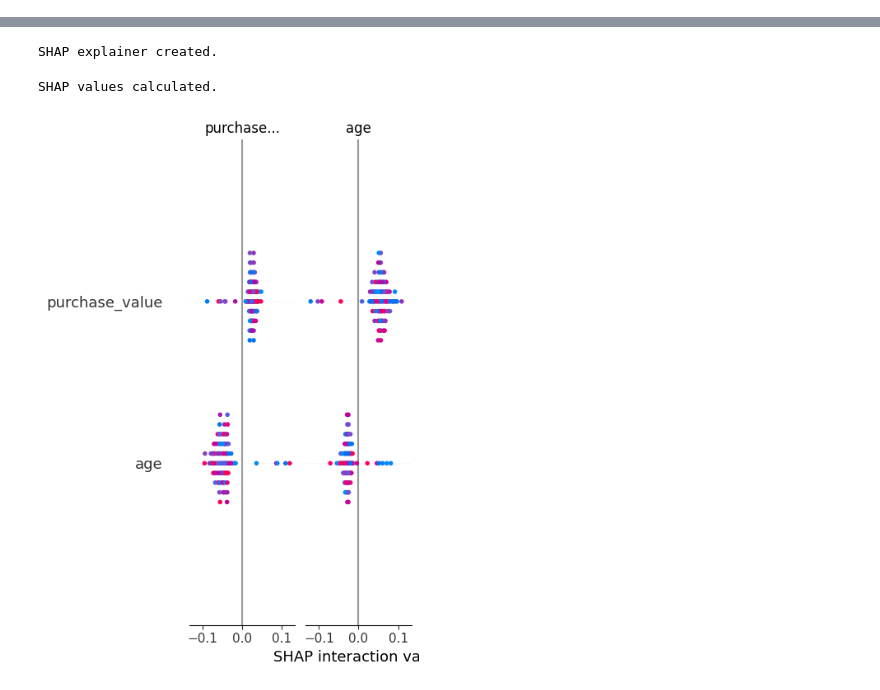
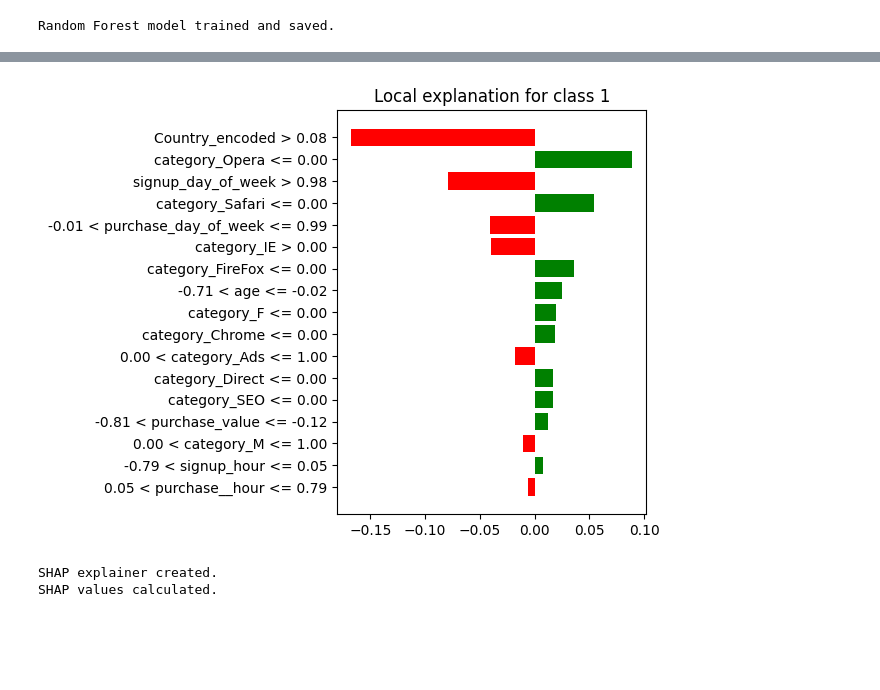
Before and after one commit to Marta233/Fraud_Detection, a Jupyter notebook: notebook/model_interpritability.ipynb, the cells around one changed output, grey strips where cells are left out. Drawn from its saved outputs; the diff is of its cells as text; code cells hidden in the pictures; blank space fills up the shorter version.

Commit message:
model interpre

```diff
--- a/notebook/model_interpritability.ipynb
+++ b/notebook/model_interpritability.ipynb
@@ -11,2 +8,0 @@ Data = pd.read_csv('../Data/merged.csv', index_col=0)
-# %%
-Data = Data.drop(columns=['lower_bound_ip_address','upper_bound_ip_address','time_diff', 'transaction_count','signup_time','purchase_time' ,'user_transaction_frequency','device_transaction_frequency', 'user_transaction_velocity','device_transaction_velocity','device_id','ip_address', 'device_id_encoded'], axis=1)
@@ -68,0 +9,14 @@ trainer.explain_with_lime(X_train, X_test)
+# %%
+Data= Data.drop(columns=['country'])
+# %%
+# Create an instance of ModelTrainer
+model_trainer = ModelTrainer(Data)
+# %%
+# Train the model
+model_trainer.train_model()
+# %% [output]
+Random Forest model trained and saved.
+# %%
+# Explain with LIME
+model_trainer.explain_with_lime()
+# %% [output]
@@ -69,21 +24,7 @@ trainer.explain_with_lime(X_train, X_test)
+[figure, added]
 # %%
 # Explain with SHAP
-trainer.explain_with_shap(X_train)
+shap_values, explainer = model_trainer.explain_with_shap()
 # %% [output]
 SHAP explainer created.
+SHAP values calculated.
-# %%
-# Example usage
-shap_values, sampled_indices = trainer.calculate_shap_values(X_test, sample_size=100)
-
-# Plot SHAP summary
-if isinstance(shap_values, list):
-    shap_values_to_plot = shap_values[1]  # Select the SHAP values for a specific class
-else:
-    shap_values_to_plot = shap_values
-# %% [output]
-SHAP values calculated.
-# %%
-# Ensure the X_test passed to plot uses the same sampled indices
-trainer.plot_shap_summary(shap_values_to_plot, X_test.loc[sampled_indices])
-# %% [output]
-[figure, removed]
```
Also changed, not shown: parts of 16 cells of this notebook, 1 other file.
